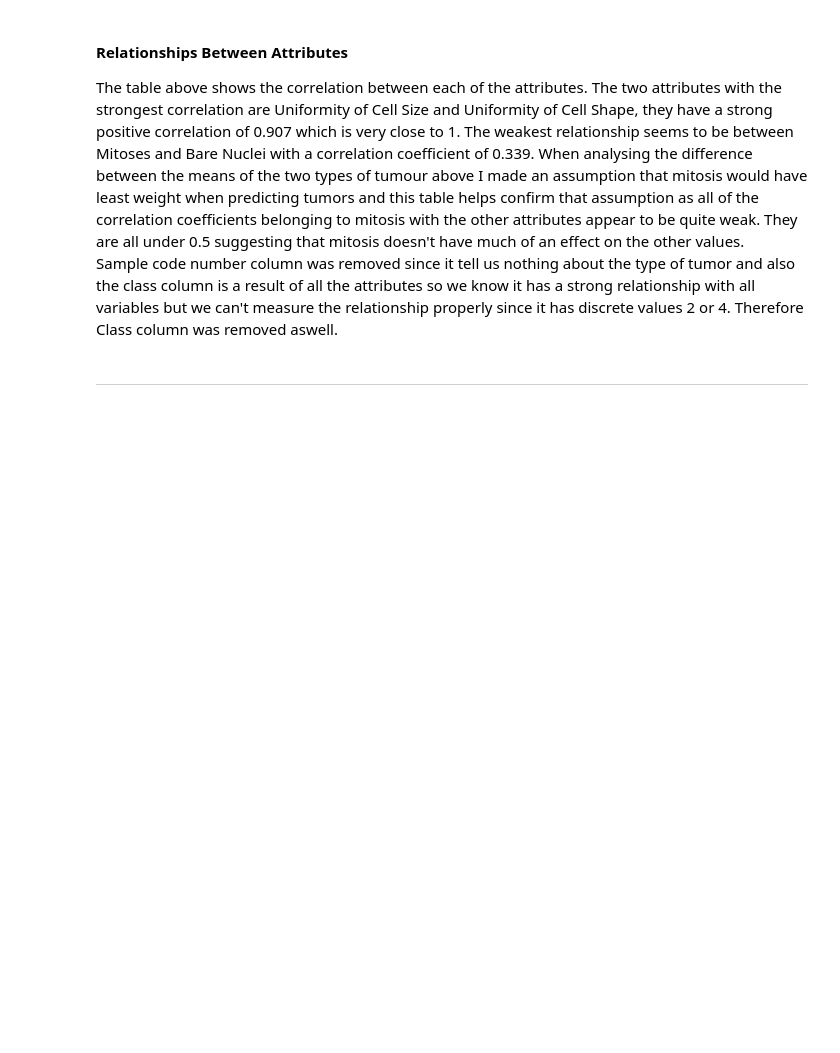
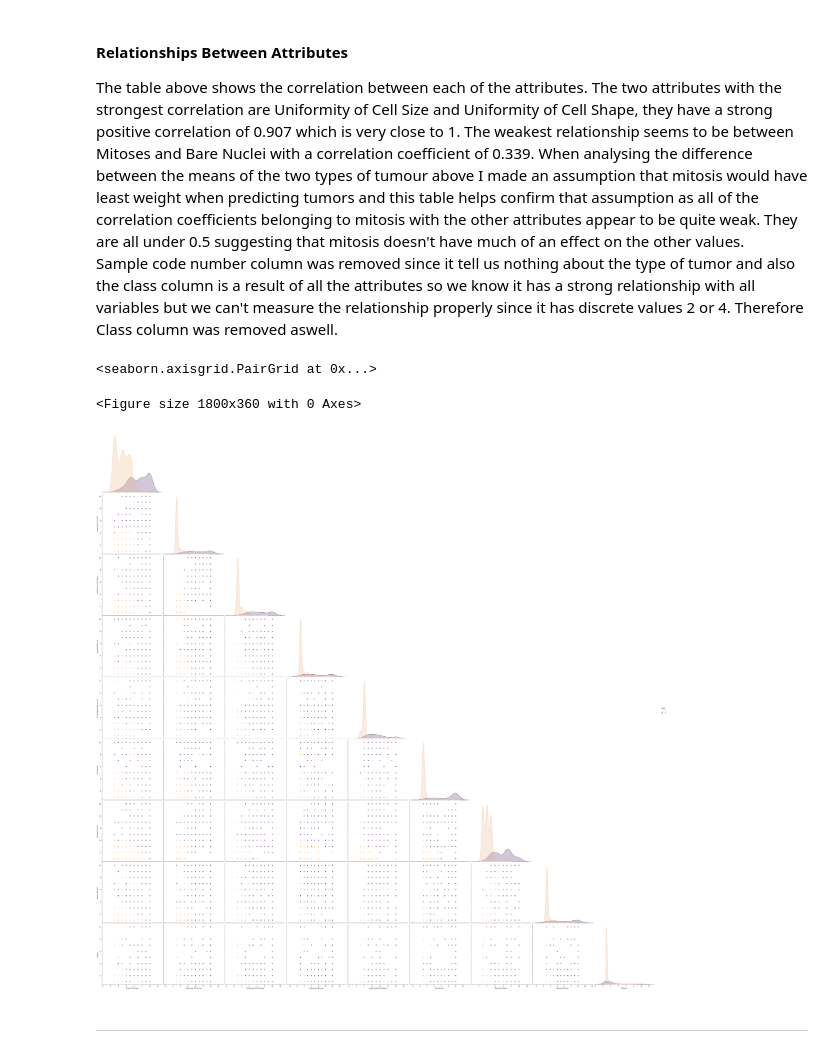
Before and after one commit to MegTully/Programming_For_DA_Project2, a Jupyter notebook: Programming_For_DA_Project2.ipynb, the cells around one changed output. Saved outputs shown, nothing was run; the diff lists cells and outputs as text; code cells hidden in the pictures; blank space fills up the shorter version.

```diff
--- a/Programming_For_DA_Project2.ipynb
+++ b/Programming_For_DA_Project2.ipynb
@@ -269,6 +269,14 @@ new_dataset.corr()
 The table above shows the correlation between each of the attributes. The two attributes with the strongest correlation are Uniformity of Cell Size and Uniformity of Cell Shape, they have a strong positive correlation of 0.907 which is very close to 1. The weakest relationship seems to be between Mitoses and Bare Nuclei with a correlation coefficient of 0.339. When analysing the difference between the means of the two types of tumour above I made an assumption that mitosis would have least weight when predicting tumors and this table helps confirm that assumption as all of the correlation coefficients belonging to mitosis with the other attributes appear to be quite weak. They are all under 0.5 suggesting that mitosis doesn't have much of an effect on the other values.
 
 Sample code number column was removed since it tell us nothing about the type of tumor and also the class column is a result of all the attributes so we know it has a strong relationship with all variables but we can't measure the relationship properly since it has discrete values 2 or 4. Therefore Class column was removed aswell.
+# %%
+import seaborn as sns
+plt.figure(figsize=(25,5))
+sns.pairplot(new_dataset,hue='Class',height=6,corner=True, palette="flare")
+# %% [output]
+<seaborn.axisgrid.PairGrid at 0x...>
+<Figure size 1800x360 with 0 Axes>
+[figure, added]
 # %% [markdown]
 ***
 # %% [markdown]
```
Also changed, not shown: parts of 15 cells of this notebook, 1 other file.
